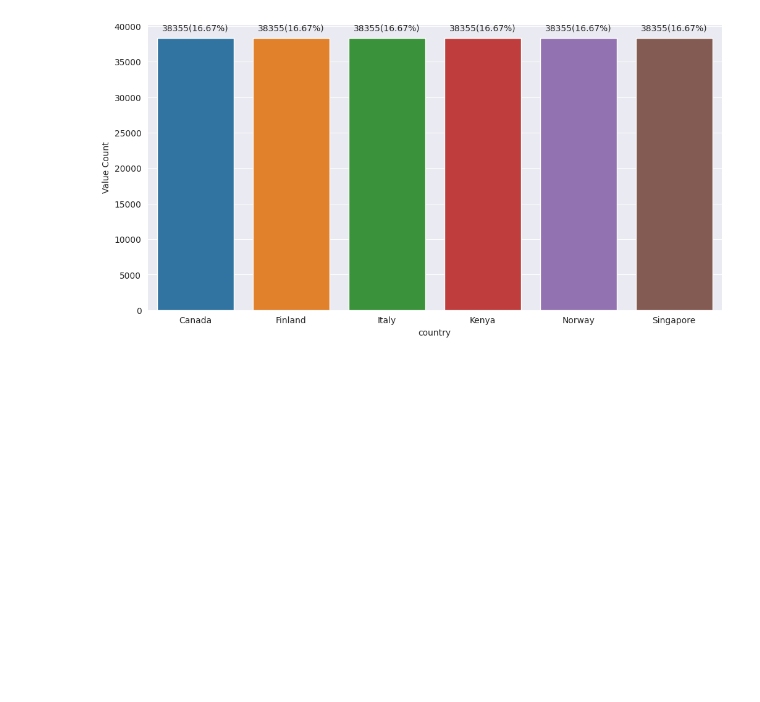
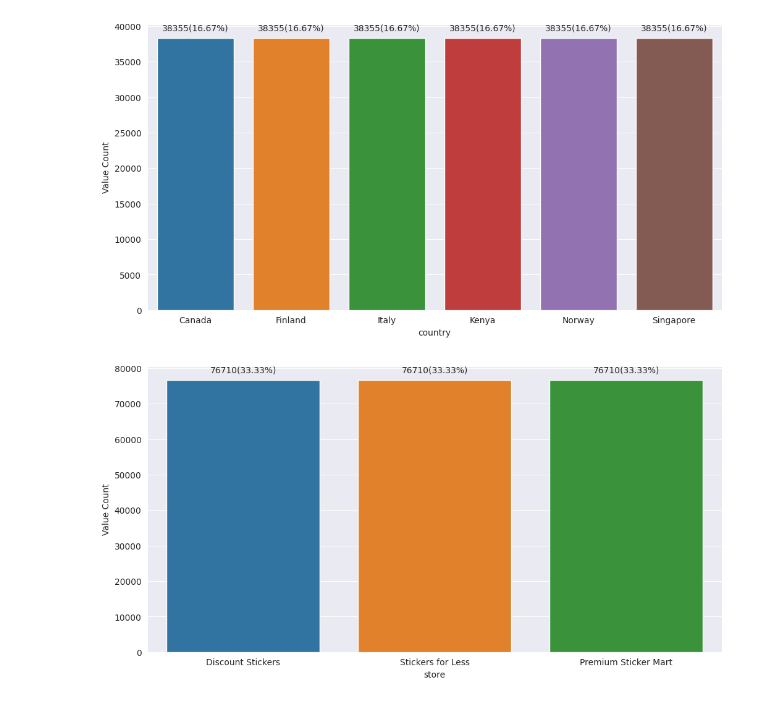
Before and after one commit to nakakonakako/kaggle, a Jupyter notebook: forecasting/main.ipynb, the cells around one changed output. Saved outputs shown, nothing was run; the diff lists cells and outputs as text; code cells hidden in the pictures; blank space fills up the shorter version.

```diff
--- a/forecasting/main.ipynb
+++ b/forecasting/main.ipynb
@@ -55,3 +55,7 @@ def plot_value_counts_bar(df, column_name, sort_by_column_name=False):
 plot_value_counts_bar(train_df, "country")
 # %% [output]
 [figure]
+# %%
+plot_value_counts_bar(train_df, "store")
+# %% [output]
+[figure, added]
```
Also changed, not shown: parts of 10 cells of this notebook.
